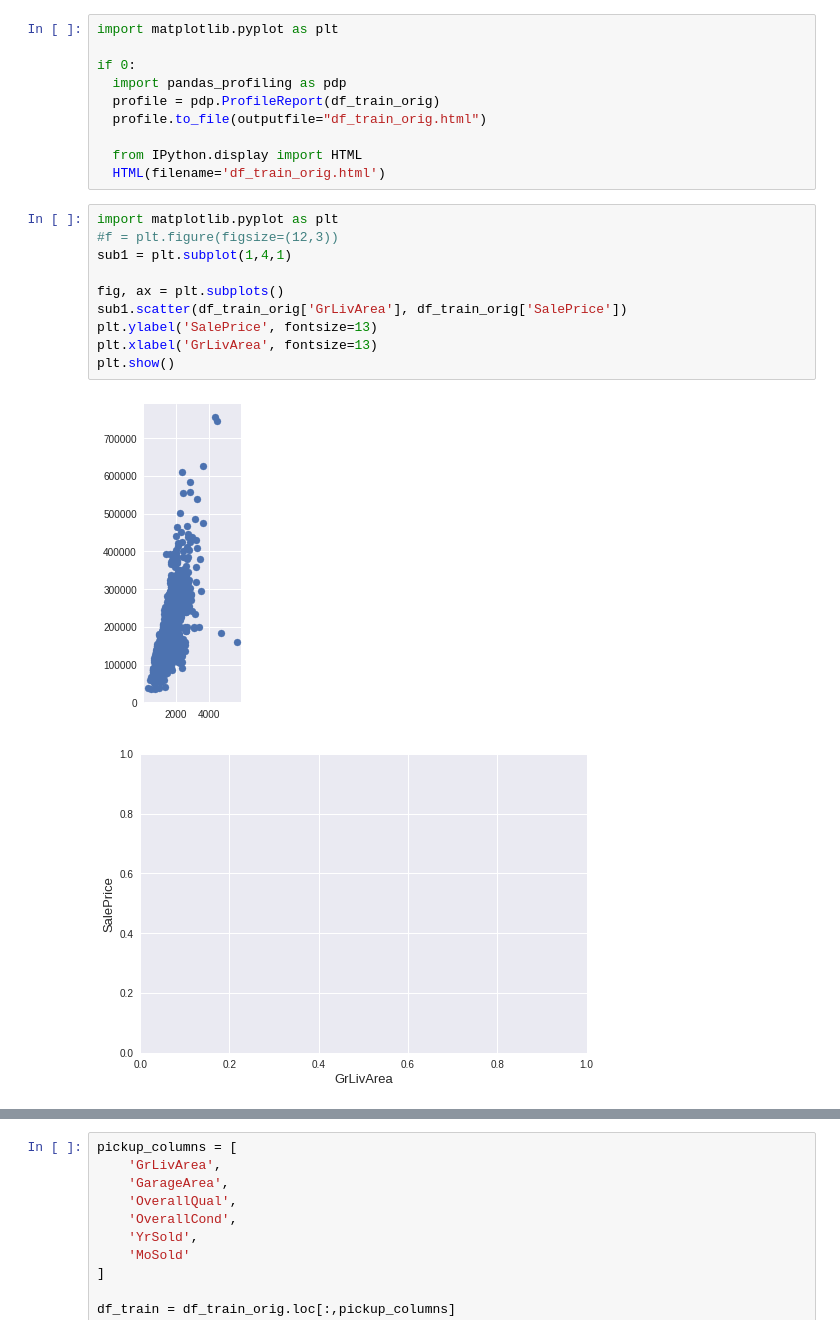
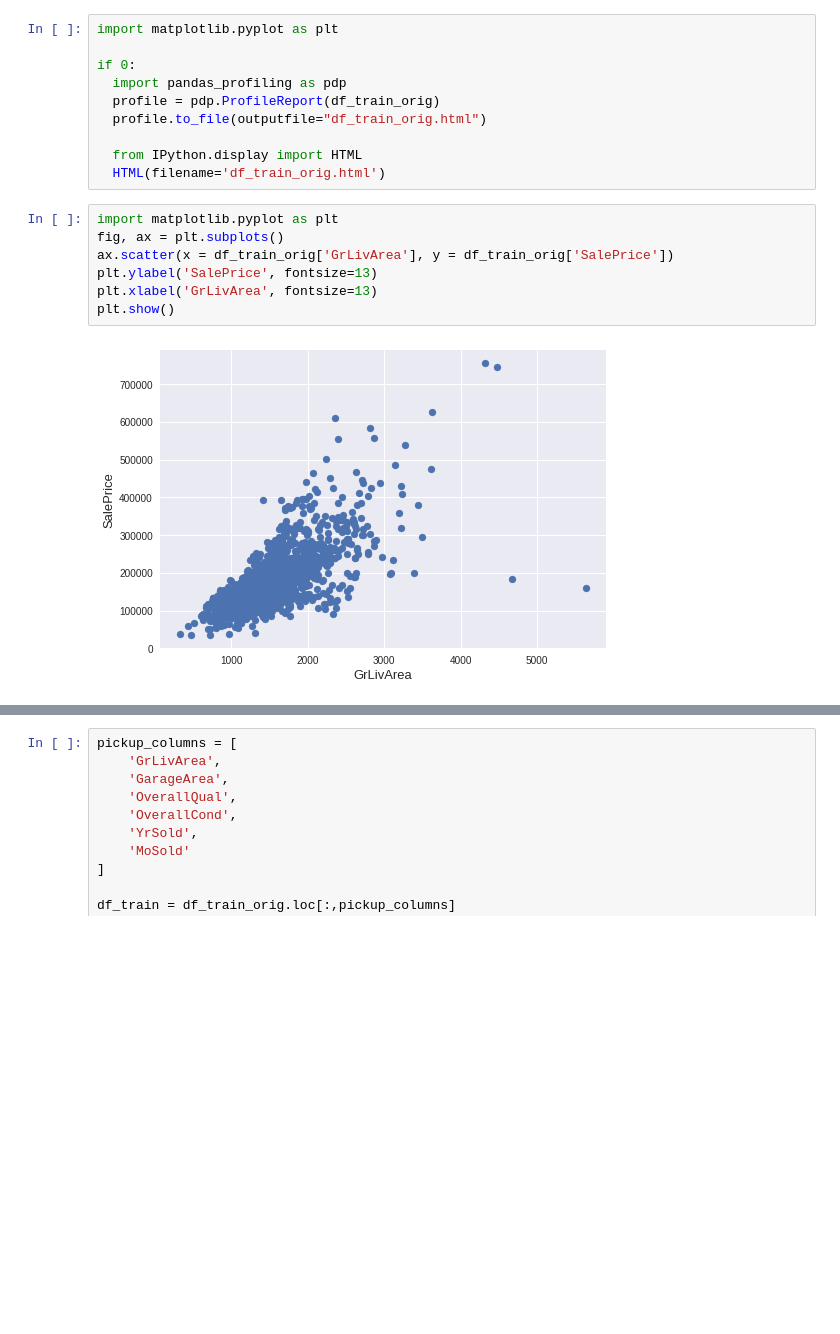
Before and after one commit to mogamin/kaggle-practice-house-prices-advanced-regression-techniques, a Jupyter notebook: house_prices_advanced_regression_techniques.ipynb, the cells around one changed output, grey strips where cells are left out. Drawn from its saved outputs; the diff is of its cells as text; blank space fills up the shorter version.

```diff
--- a/house_prices_advanced_regression_techniques.ipynb
+++ b/house_prices_advanced_regression_techniques.ipynb
@@ -85,14 +76,10 @@ if 0:
   HTML(filename='df_train_orig.html')
 # %%
 import matplotlib.pyplot as plt
-#f = plt.figure(figsize=(12,3))
-sub1 = plt.subplot(1,4,1)
-
 fig, ax = plt.subplots()
-sub1.scatter(df_train_orig['GrLivArea'], df_train_orig['SalePrice'])
+ax.scatter(x = df_train_orig['GrLivArea'], y = df_train_orig['SalePrice'])
 plt.ylabel('SalePrice', fontsize=13)
 plt.xlabel('GrLivArea', fontsize=13)
 plt.show()
 # %% [output]
-[figure, old version]
+[figure, new version]
-[figure, removed]
```
Also changed, not shown: parts of 10 cells of this notebook.
